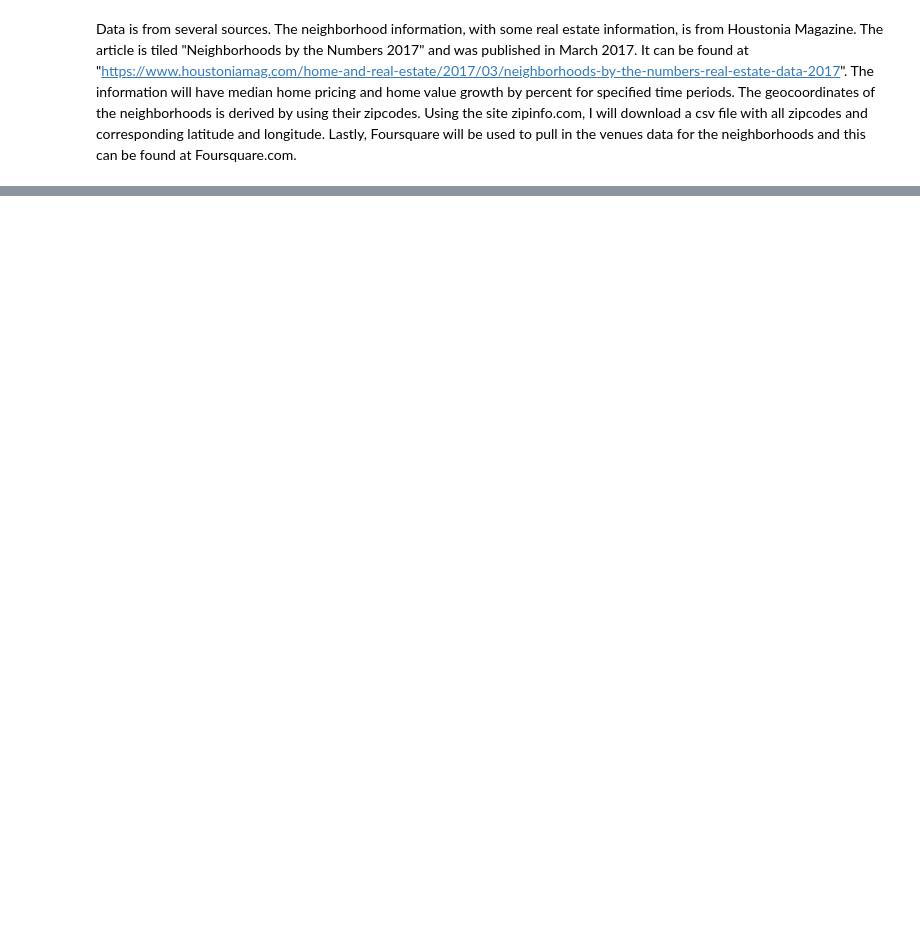
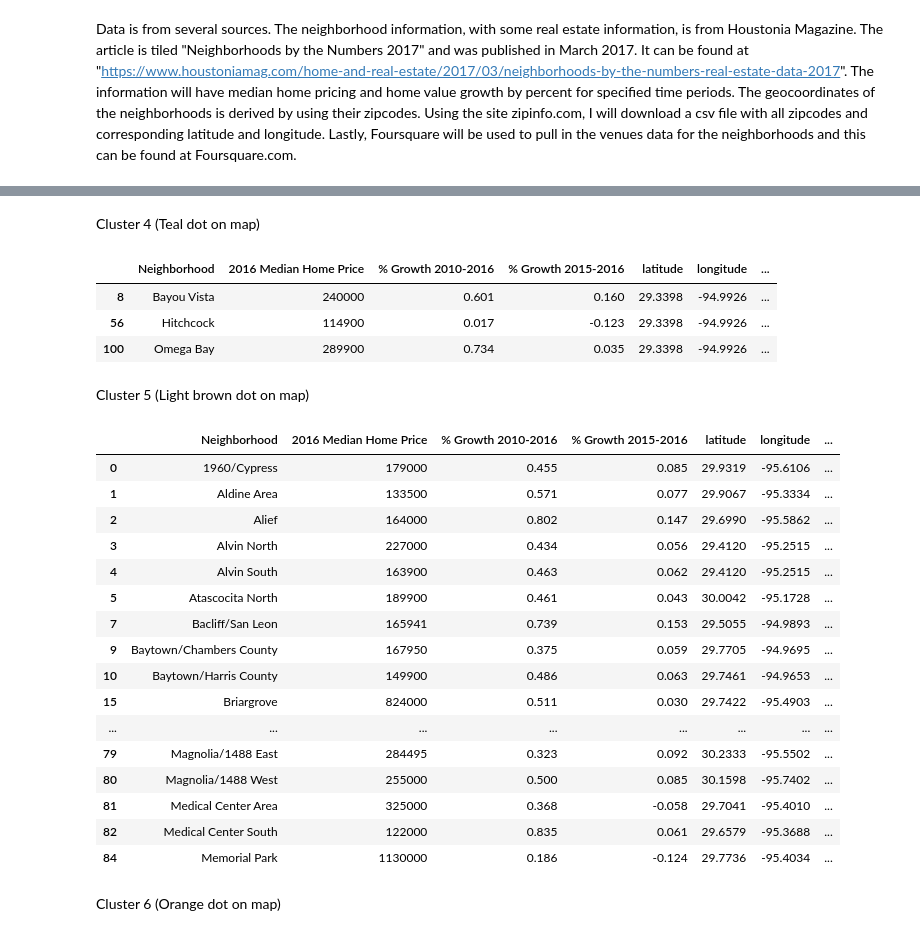
Before and after one commit to mdeal816/Coursera_Capstone, a Jupyter notebook: Final Capstone Project - MD.ipynb, the cells around one changed output, grey strips where cells are left out. Cells and saved outputs as stored; diff of their text form; code cells hidden in the pictures; blank space fills up the shorter version.

```diff
--- a/Final Capstone Project - MD.ipynb
+++ b/Final Capstone Project - MD.ipynb
@@ -14,0 +781,33 @@ The real estate data will be standardized and combined with the venue data to gr
+# %% [markdown]
+Cluster 4 (Teal dot on map)
+# %%
+houston_merged.loc[houston_merged['Cluster Labels'] == 4, houston_merged.columns[[0] + list(range(2, houston_merged.shape[1]))]]
+# %% [output]
+|  | Neighborhood | 2016 Median Home Price | % Growth 2010-2016 | % Growth 2015-2016 | latitude | longitude | ... |
+| 8 | Bayou Vista | 240000 | 0.601 | 0.160 | 29.3398 | -94.9926 | ... |
+| 56 | Hitchcock | 114900 | 0.017 | -0.123 | 29.3398 | -94.9926 | ... |
+| 100 | Omega Bay | 289900 | 0.734 | 0.035 | 29.3398 | -94.9926 | ... |
+# %% [markdown]
+Cluster 5 (Light brown dot on map)
+# %%
+houston_merged.loc[houston_merged['Cluster Labels'] == 5, houston_merged.columns[[0] + list(range(2, houston_merged.shape[1]))]].head(50)
+# %% [output]
+|  | Neighborhood | 2016 Median Home Price | % Growth 2010-2016 | % Growth 2015-2016 | latitude | longitude | ... |
+| 0 | 1960/Cypress | 179000 | 0.455 | 0.085 | 29.9319 | -95.6106 | ... |
+| 1 | Aldine Area | 133500 | 0.571 | 0.077 | 29.9067 | -95.3334 | ... |
+| 2 | Alief | 164000 | 0.802 | 0.147 | 29.6990 | -95.5862 | ... |
+| 3 | Alvin North | 227000 | 0.434 | 0.056 | 29.4120 | -95.2515 | ... |
+| 4 | Alvin South | 163900 | 0.463 | 0.062 | 29.4120 | -95.2515 | ... |
+| 5 | Atascocita North | 189900 | 0.461 | 0.043 | 30.0042 | -95.1728 | ... |
+| 7 | Bacliff/San Leon | 165941 | 0.739 | 0.153 | 29.5055 | -94.9893 | ... |
+| 9 | Baytown/Chambers County | 167950 | 0.375 | 0.059 | 29.7705 | -94.9695 | ... |
+| 10 | Baytown/Harris County | 149900 | 0.486 | 0.063 | 29.7461 | -94.9653 | ... |
+| 15 | Briargrove | 824000 | 0.511 | 0.030 | 29.7422 | -95.4903 | ... |
+| ... | ... | ... | ... | ... | ... | ... | ... |
+| 79 | Magnolia/1488 East | 284495 | 0.323 | 0.092 | 30.2333 | -95.5502 | ... |
+| 80 | Magnolia/1488 West | 255000 | 0.500 | 0.085 | 30.1598 | -95.7402 | ... |
+| 81 | Medical Center Area | 325000 | 0.368 | -0.058 | 29.7041 | -95.4010 | ... |
+| 82 | Medical Center South | 122000 | 0.835 | 0.061 | 29.6579 | -95.3688 | ... |
+| 84 | Memorial Park | 1130000 | 0.186 | -0.124 | 29.7736 | -95.4034 | ... |
+# %% [markdown]
+Cluster 6 (Orange dot on map)
```
Also changed, not shown: parts of 108 cells of this notebook.
